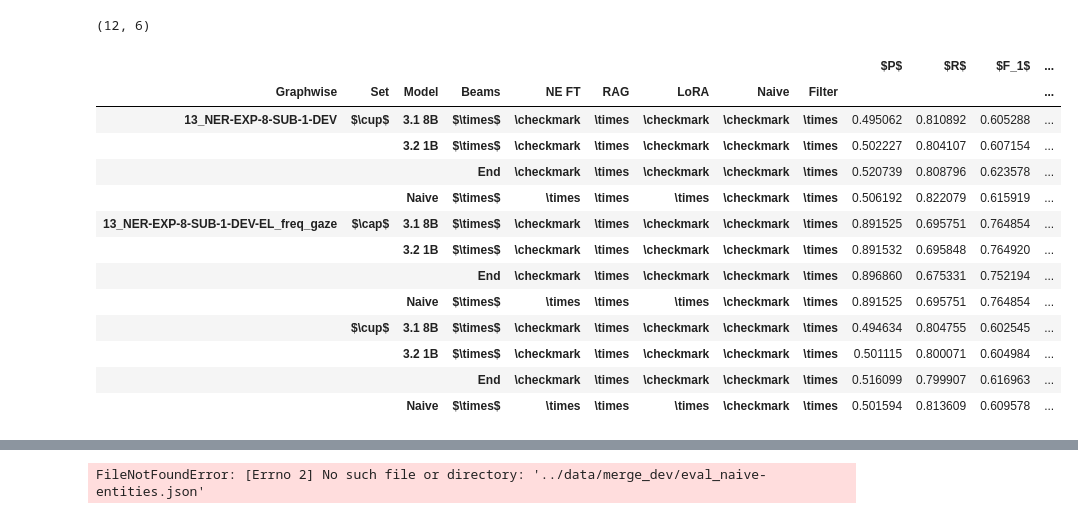
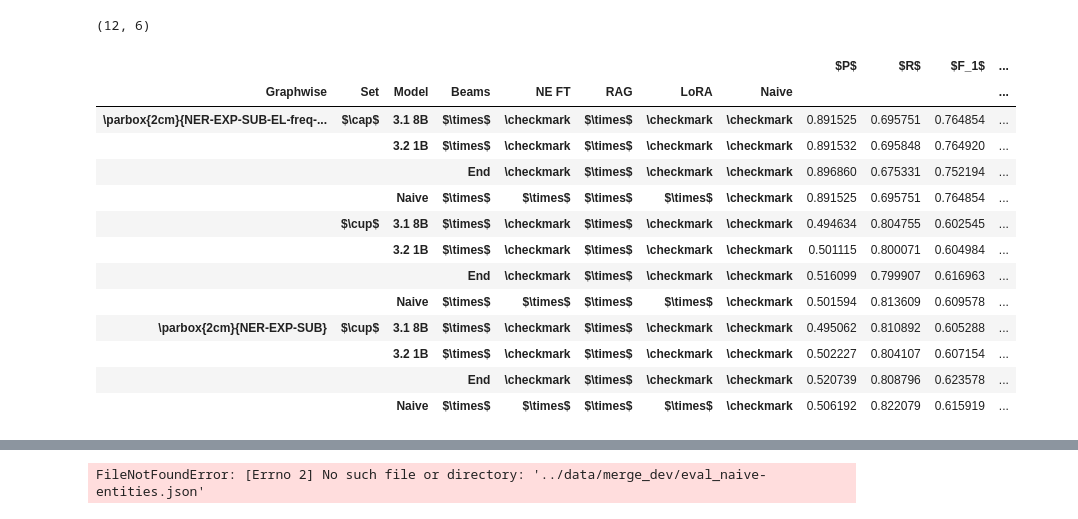
Before and after one commit to Dakantz/CHASTE, a Jupyter notebook: submission/evaluation.ipynb, the cells around one changed output, grey strips where cells are left out. Drawn from its saved outputs; the diff is of its cells as text; code cells hidden in the pictures.

Commit message:
Working shortening for better format in paper

```diff
--- a/submission/evaluation.ipynb
+++ b/submission/evaluation.ipynb
@@ -21,15 +24,19 @@ from collections.abc import Callable
 
 import re
 # %%
+report_dir = Path("report")
+
 results_dir = "../data/merge_dev"
-report_dir = Path("report_merge_dev")
 lbl_xtra = ":merge_dev"
+report_dir = report_dir / "dev-tugw"
+merge_caption = ", including the results of the merged approaches with Graphwise."
+# report_dir = report_dir / "dev"
 # results_dir = "../data/results_dev"
-# report_dir = Path("report_dev")
+# merge_caption = "."
 # lbl_xtra = ":results_dev"
 
 ground_truth_file = "../data/Annotations/Dev/json_format/dev.json"
-report_dir.mkdir(exist_ok=True)
+report_dir.mkdir(exist_ok=True, parents=True)
 results_dir = Path(results_dir)
 ground_truth_file = Path(ground_truth_file)
 
@@ -247,30 +254,33 @@ task_6_1_1_df.shape
 # %% [output]
 (12, 6)
 # %%
-task_6_1_1_df[top_results:].style.highlight_max(axis=0, props="textbf:--rwrap;").format(precision=2).to_latex(
+task_6_1_1_df[top_results:].style.highlight_max(axis=0, props="textbf:--rwrap;").format(
+    precision=2
+).to_latex(
     report_dir / "task_6_1_1.tex",
     # float_format="%.2f",
-    caption="Dev Set Result for Task 6.1.1 (NER) for various models and approaches.",
+    caption="Dev Set Result for Task 6.1.1 (NER) for various models and approaches"
+    + merge_caption,
     label=f"tab:task:6_1_1{lbl_xtra}",
     clines="all;data",
-    hrules=True
+    hrules=True,
 )
 task_6_1_1_df
 # %% [output]
-|  |  |  |  |  |  |  |  |  | $P$ | $R$ | $F_1$ | ... |
-| Graphwise | Set | Model | Beams | NE FT | RAG | LoRA | Naive | Filter |  |  |  | ... |
-| 13_NER-EXP-8-SUB-1-DEV | $\cup$ | 3.1 8B | $\times$ | \checkmark | \times | \checkmark | \checkmark | \times | 0.495062 | 0.810892 | 0.605288 | ... |
-|  |  | 3.2 1B | $\times$ | \checkmark | \times | \checkmark | \checkmark | \times | 0.502227 | 0.804107 | 0.607154 | ... |
-|  |  |  | End | \checkmark | \times | \checkmark | \checkmark | \times | 0.520739 | 0.808796 | 0.623578 | ... |
-|  |  | Naive | $\times$ | \times | \times | \times | \checkmark | \times | 0.506192 | 0.822079 | 0.615919 | ... |
-| 13_NER-EXP-8-SUB-1-DEV-EL_freq_gaze | $\cap$ | 3.1 8B | $\times$ | \checkmark | \times | \checkmark | \checkmark | \times | 0.891525 | 0.695751 | 0.764854 | ... |
-|  |  | 3.2 1B | $\times$ | \checkmark | \times | \checkmark | \checkmark | \times | 0.891532 | 0.695848 | 0.764920 | ... |
-|  |  |  | End | \checkmark | \times | \checkmark | \checkmark | \times | 0.896860 | 0.675331 | 0.752194 | ... |
-|  |  | Naive | $\times$ | \times | \times | \times | \checkmark | \times | 0.891525 | 0.695751 | 0.764854 | ... |
-|  | $\cup$ | 3.1 8B | $\times$ | \checkmark | \times | \checkmark | \checkmark | \times | 0.494634 | 0.804755 | 0.602545 | ... |
-|  |  | 3.2 1B | $\times$ | \checkmark | \times | \checkmark | \checkmark | \times | 0.501115 | 0.800071 | 0.604984 | ... |
-|  |  |  | End | \checkmark | \times | \checkmark | \checkmark | \times | 0.516099 | 0.799907 | 0.616963 | ... |
-|  |  | Naive | $\times$ | \times | \times | \times | \checkmark | \times | 0.501594 | 0.813609 | 0.609578 | ... |
+|  |  |  |  |  |  |  |  | $P$ | $R$ | $F_1$ | ... |
+| Graphwise | Set | Model | Beams | NE FT | RAG | LoRA | Naive |  |  |  | ... |
+| \parbox{2cm}{NER-EXP-SUB-EL-freq-... | $\cap$ | 3.1 8B | $\times$ | \checkmark | $\times$ | \checkmark | \checkmark | 0.891525 | 0.695751 | 0.764854 | ... |
+|  |  | 3.2 1B | $\times$ | \checkmark | $\times$ | \checkmark | \checkmark | 0.891532 | 0.695848 | 0.764920 | ... |
+|  |  |  | End | \checkmark | $\times$ | \checkmark | \checkmark | 0.896860 | 0.675331 | 0.752194 | ... |
+|  |  | Naive | $\times$ | $\times$ | $\times$ | $\times$ | \checkmark | 0.891525 | 0.695751 | 0.764854 | ... |
+|  | $\cup$ | 3.1 8B | $\times$ | \checkmark | $\times$ | \checkmark | \checkmark | 0.494634 | 0.804755 | 0.602545 | ... |
+|  |  | 3.2 1B | $\times$ | \checkmark | $\times$ | \checkmark | \checkmark | 0.501115 | 0.800071 | 0.604984 | ... |
+|  |  |  | End | \checkmark | $\times$ | \checkmark | \checkmark | 0.516099 | 0.799907 | 0.616963 | ... |
+|  |  | Naive | $\times$ | $\times$ | $\times$ | $\times$ | \checkmark | 0.501594 | 0.813609 | 0.609578 | ... |
+| \parbox{2cm}{NER-EXP-SUB} | $\cup$ | 3.1 8B | $\times$ | \checkmark | $\times$ | \checkmark | \checkmark | 0.495062 | 0.810892 | 0.605288 | ... |
+|  |  | 3.2 1B | $\times$ | \checkmark | $\times$ | \checkmark | \checkmark | 0.502227 | 0.804107 | 0.607154 | ... |
+|  |  |  | End | \checkmark | $\times$ | \checkmark | \checkmark | 0.520739 | 0.808796 | 0.623578 | ... |
+|  |  | Naive | $\times$ | $\times$ | $\times$ | $\times$ | \checkmark | 0.506192 | 0.822079 | 0.615919 | ... |
 # %%
 task_6_1_2_df = scoring_to_df(eval_submission_NERD, "entities", typ=AnnotationTypes.ENTITY)
 task_6_1_2_df
```
Also changed, not shown: parts of 9 cells of this notebook, 14 other files.
